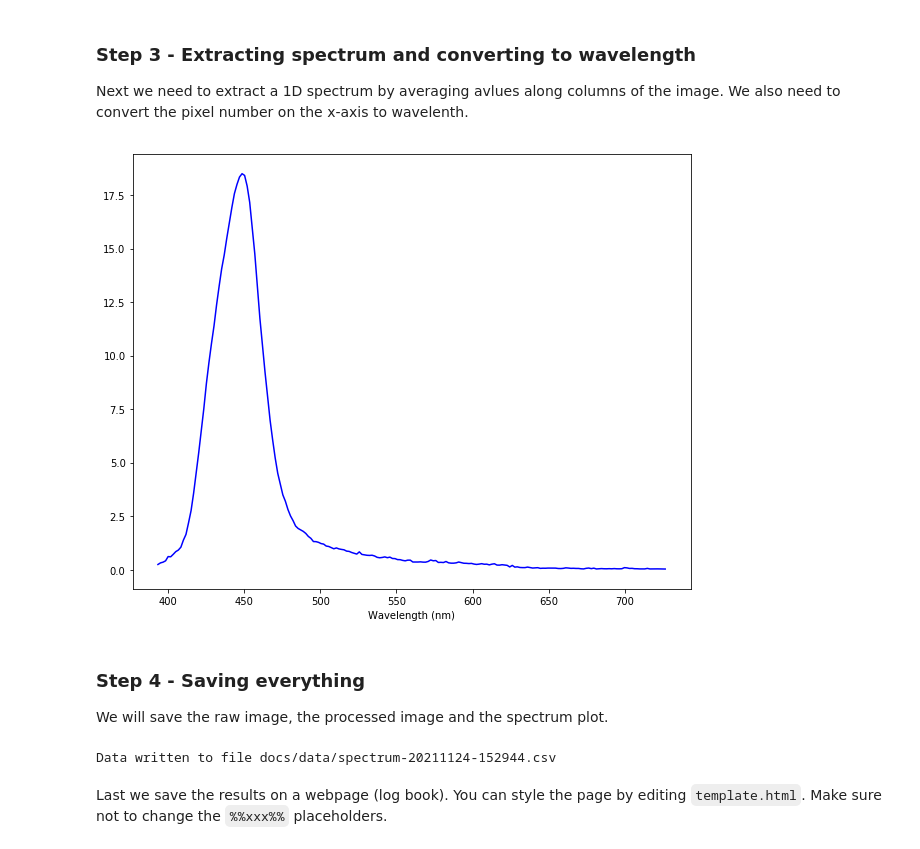
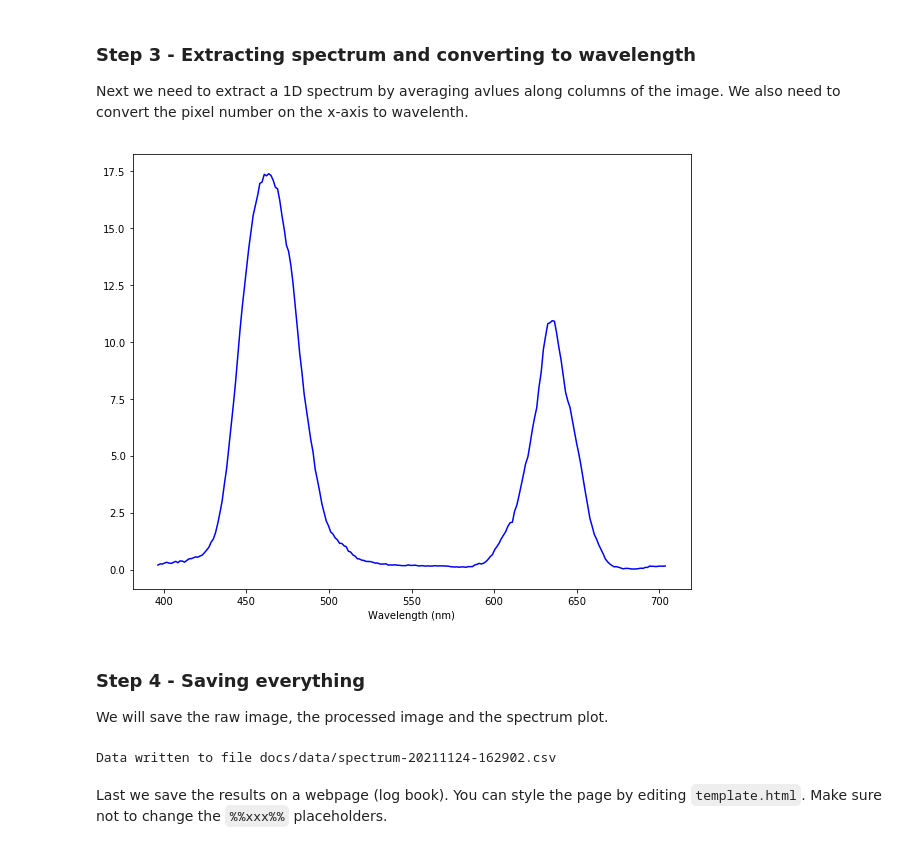
Before and after one commit to apzzd/LegoSpectrometer, a Jupyter notebook: SpectrometerControl.ipynb, the cells around one changed output. Cells and saved outputs as stored; diff of their text form; code cells hidden in the pictures.

```diff
--- a/SpectrometerControl.ipynb
+++ b/SpectrometerControl.ipynb
@@ -204,6 +204,6 @@ Capturing image
 Next we need to crop the image to just include the area showing the spectrum. We will first add a rectange to the image to show the current area. The crop region is given by the top left and bottom right points. **Keep ajusting the crop area and rerun this cell until the area only includes the 'good' part of the spectrum.**
 # %%
 angle = 0.0
-crop  = [180,200,380,380]
+crop  = [200,200,430,380]
 
 processed = cropImage(raw,crop,angle)
@@ -237,20 +239,20 @@ disp.display(processed.resize((disp.width, disp.height)))
 Next we need to extract a 1D spectrum by averaging avlues along columns of the image. We also need to convert the pixel number on the x-axis to wavelenth.
 # %%
 # pixel number of the green and orange line in the CFL spectrum
-pixelGreen = 90
-pixelOrange = 130
+pixelGreen = 110
+pixelOrange = 160
 
 # Wavelength in nm for those lines (e.g. from reference spectrum)
 wavelengthGreen = 544
 wavelengthOrange = 611
 
 wavelength, spectrum = getSpectrum(processed, wavelengthGreen, wavelengthOrange, pixelGreen, pixelOrange)
 
 plt.xlabel('Wavelength (nm)')
 plt.plot(wavelength, spectrum, color='blue')
 plt.savefig("docs/images/spectrum-"+measurementTaken+".jpg")
 # %% [output]
-[figure, old version]
+[figure, new version]
 # %% [markdown]
 ### Step 4 - Saving everything
 
@@ -260,7 +262,7 @@ raw.save("docs/images/raw-"+measurementTaken+".jpg")
 processed.save("docs/images/processed-"+measurementTaken+".jpg")
 saveCSV("docs/data/spectrum-"+measurementTaken+".csv", spectrum, wavelength)
 # %% [output]
-Data written to file docs/data/spectrum-20211124-152944.csv
+Data written to file docs/data/spectrum-20211124-162902.csv
 # %% [markdown]
 Last we save the results on a webpage (log book). You can style the page by editing `template.html`. Make sure not to change the `%%xxx%%` placeholders.
 # %%
```
Also changed, not shown: parts of 5 cells of this notebook, 13 other files.
